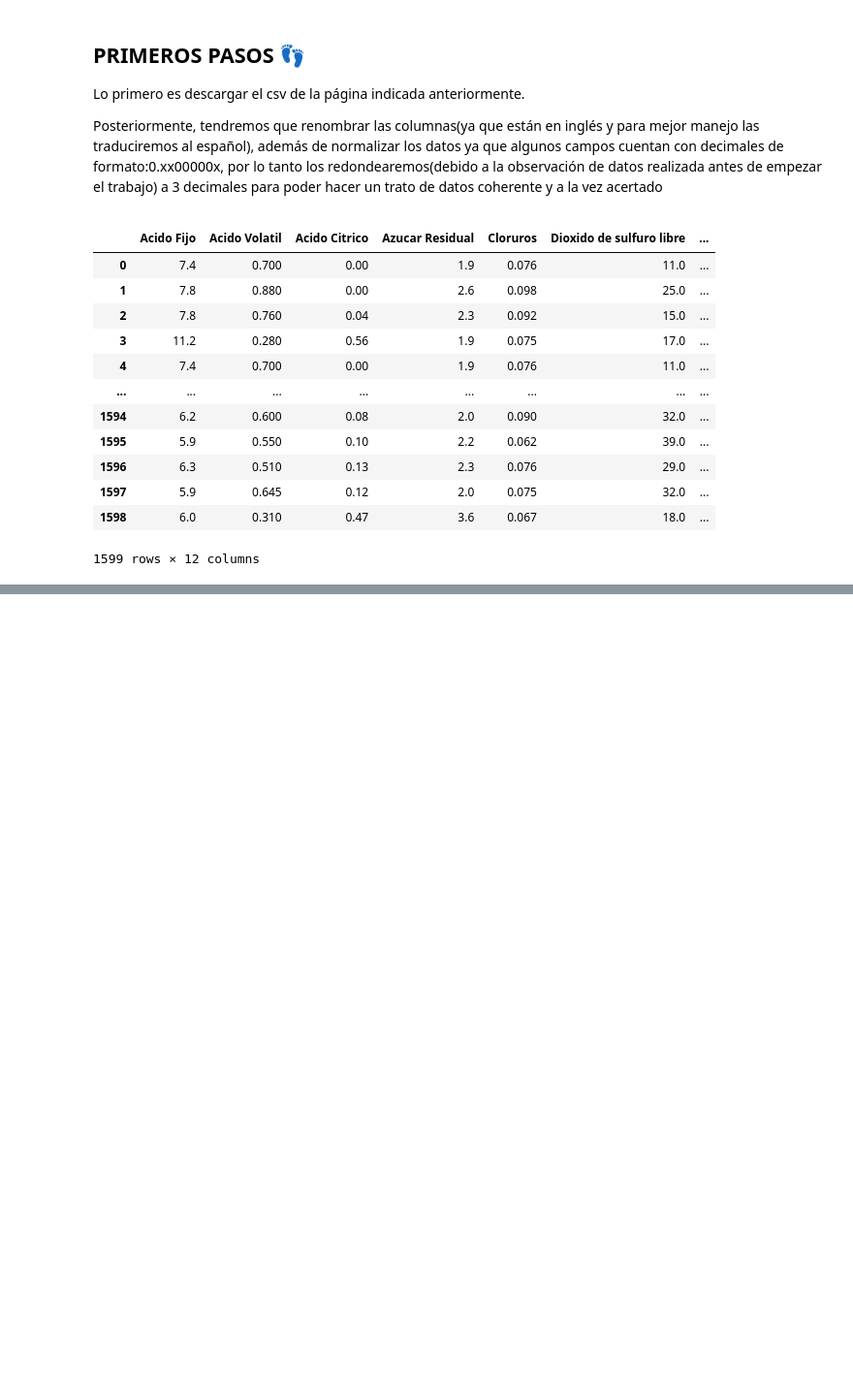
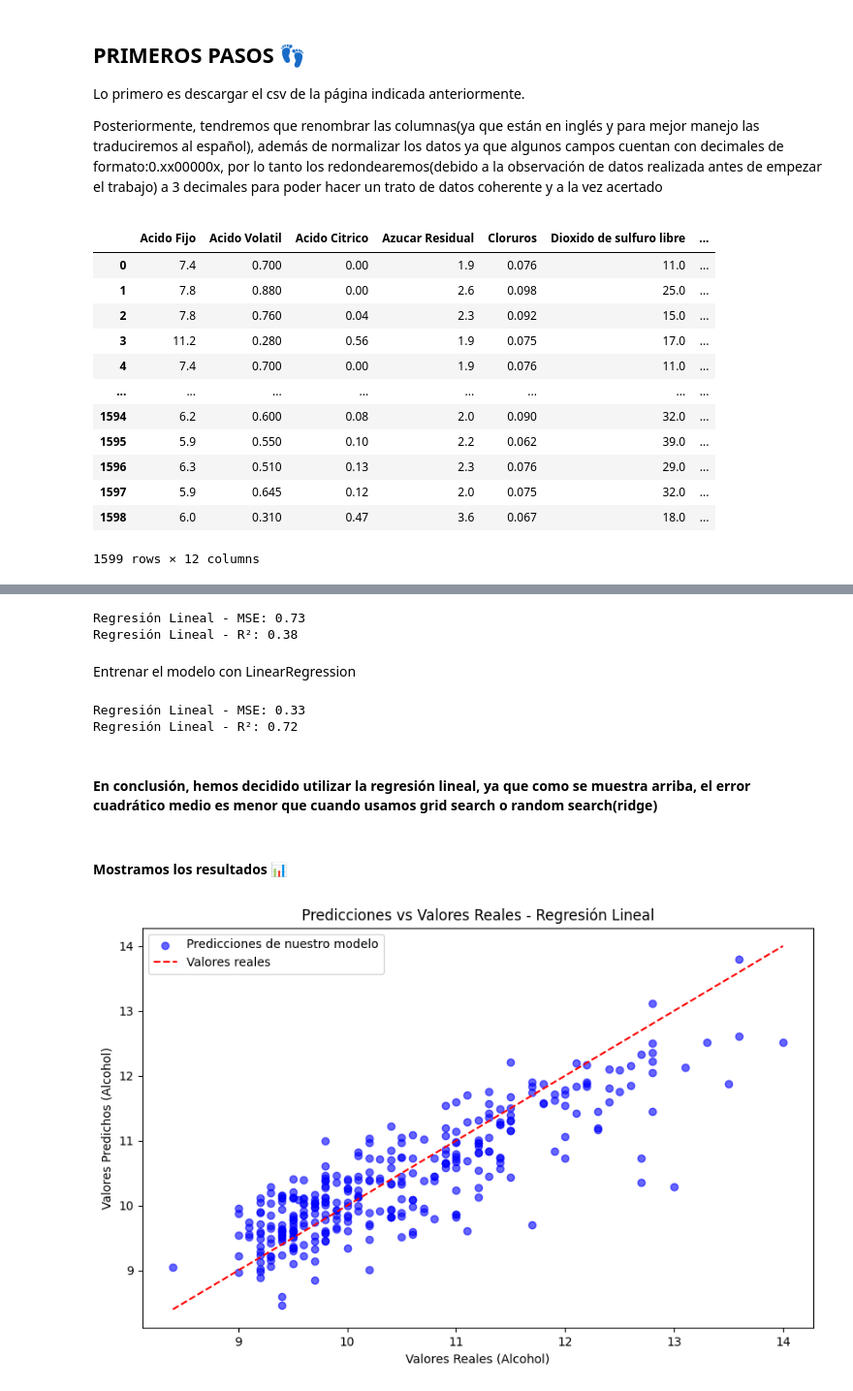
Before and after one commit to RalphNM1/InteligenciaArtificial, a Jupyter notebook: Ejercicios/Exercicio_Regresión_lineal/vino_rojo.ipynb, the cells around one changed output, grey strips where cells are left out. Shown: that part at 97% size. Drawn from its saved outputs; the diff is of its cells as text; code cells hidden in the pictures; blank space fills up the shorter version.

```diff
--- a/Ejercicios/Exercicio_Regresión_lineal/vino_rojo.ipynb
+++ b/Ejercicios/Exercicio_Regresión_lineal/vino_rojo.ipynb
@@ -54,0 +99,3 @@ vino_df
+# %%
+X = vino_df[['Acido Fijo','Acido Volatil','Acido Citrico','Azucar Residual','Cloruros','Dioxido de sulfuro libre','Dioxido de sulfuro total','Densidad','Ph','Sulfatos','Calidad']]
+y = vino_df['Alcohol']
@@ -54,0 +104,2 @@ vino_df
+# %%
+X_train, X_test, y_train, y_test = train_test_split(X, y, test_size=0.2, random_state=0)
@@ -54,0 +128,48 @@ vino_df
+# %%
+#RANDOM
+ridge = Ridge()
+param_grid={'alpha':uniform(0.1,100)}
+random_search = RandomizedSearchCV(ridge,param_distributions=param_grid,n_iter=100,cv=5, random_state=0)
+random_search.fit(X_train,y_train)
+prediccion_random = random_search.predict(X_test)
+
+mse_lineal = mean_squared_error(y_test, prediccion_random)
+r2_lineal = r2_score(y_test,prediccion_random)
+
+print(f"Regresión Lineal - MSE: {mse_lineal:.2f}")
+print(f"Regresión Lineal - R²: {r2_lineal:.2f}")
+# %% [output]
+Regresión Lineal - MSE: 0.73
+Regresión Lineal - R²: 0.38
+# %% [markdown]
+Entrenar el modelo con LinearRegression
+# %%
+modelo = LinearRegression()
+
+modelo.fit(X_train,y_train)
+
+prediccionesLinear = modelo.predict(X_test)
+mse_lineal = mean_squared_error(y_test, prediccionesLinear)
+r2_lineal = r2_score(y_test,prediccionesLinear)
+
+print(f"Regresión Lineal - MSE: {mse_lineal:.2f}")
+print(f"Regresión Lineal - R²: {r2_lineal:.2f}")
+# %% [output]
+Regresión Lineal - MSE: 0.33
+Regresión Lineal - R²: 0.72
+# %% [markdown]
+#### En conclusión, hemos decidido utilizar la regresión lineal, ya que como se muestra arriba, el error cuadrático medio es menor que cuando usamos grid search o random search(ridge)
+# %% [markdown]
+#### Mostramos los resultados 📊
+# %%
+plt.figure(figsize=(10, 6))
+plt.scatter(y_test, prediccionesLinear, color='blue', alpha=0.6, label='Predicciones de nuestro modelo')
+limites = np.array([min(y_test.min(), prediccionesLinear.min()), max(y_test.max(), prediccionesLinear.max())])
+plt.plot(limites, limites, color='red', linestyle='--', label='Valores reales')
+plt.title('Predicciones vs Valores Reales - Regresión Lineal')
+plt.xlabel('Valores Reales (Alcohol)')
+plt.ylabel('Valores Predichos (Alcohol)')
+plt.legend()
+plt.show()
+# %% [output]
+[figure, added]
```
Also changed, not shown: parts of 28 cells of this notebook, 10 other files.
